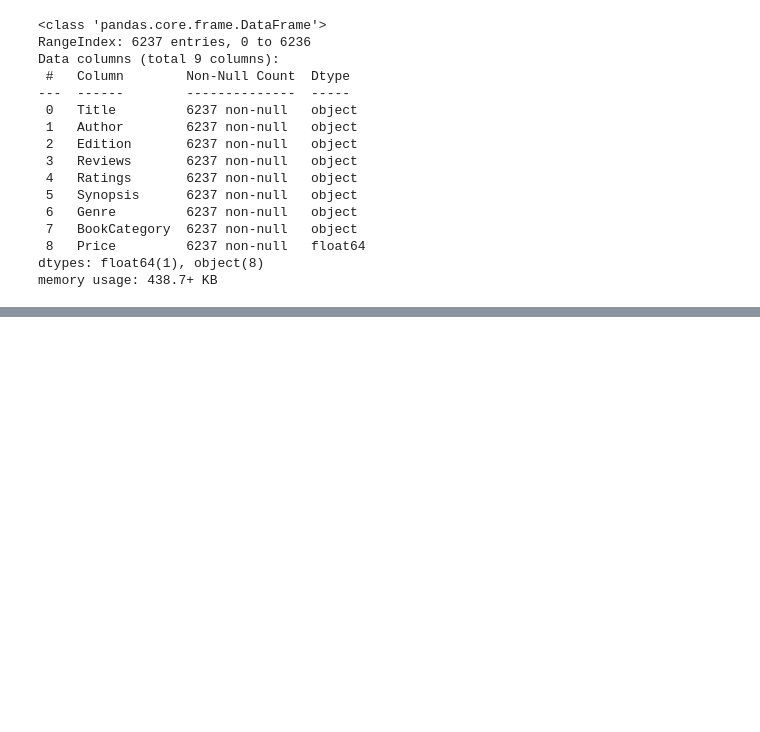
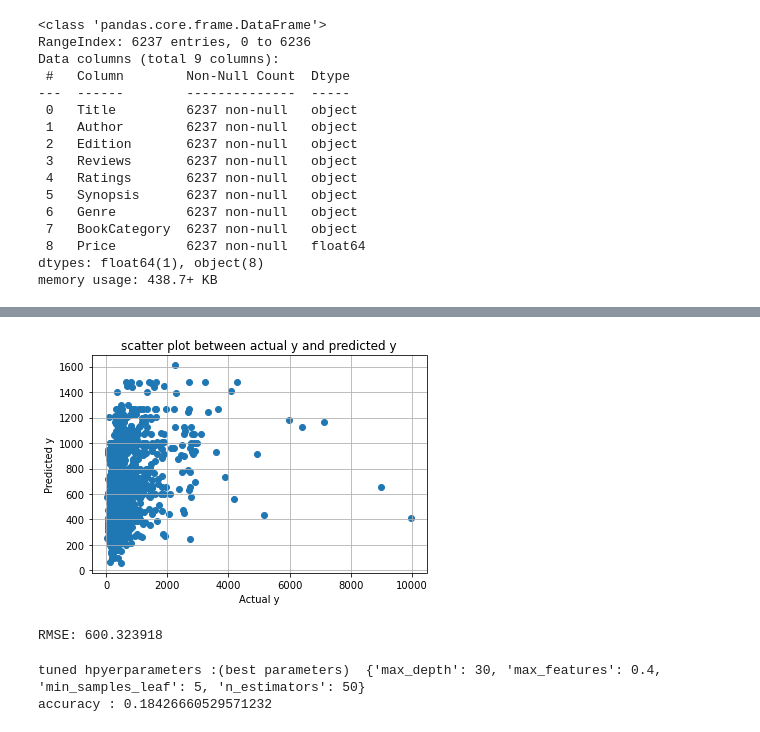
Before and after one commit to kshitizsingh1993/BookPricePrediction_machinehack, a Jupyter notebook: Book Price Prediction.ipynb, the cells around one changed output, grey strips where cells are left out. Drawn from its saved outputs; the diff is of its cells as text; code cells hidden in the pictures; blank space fills up the shorter version.

```diff
--- a/Book Price Prediction.ipynb
+++ b/Book Price Prediction.ipynb
@@ -231,0 +302,26 @@ print (sam.age + len(sam.__dict__))
+# %%
+laso_regressor =Lasso(alpha= 0.06)
+laso_regressor.fit(X_train, y_train)
+preds = laso_regressor.predict(X_test)
+plt.scatter(y_test,preds)
+plt.grid()
+plt.xlabel('Actual y')
+plt.ylabel('Predicted y')
+plt.title('scatter plot between actual y and predicted y')
+plt.show()
+rmse = np.sqrt(mean_squared_error(y_test, preds))
+print("RMSE: %f" % (rmse))
+# %% [output]
+[figure, added]
+RMSE: 600.323918
+# %%
+rf_regressor= RandomForestRegressor()
+hyperparam_grid={"n_estimators": [10, 50, 100],"max_features": ["sqrt", "log2", 0.4, 0.5],\
+                 "min_samples_leaf": [1, 3, 5],'max_depth':[5,10,15,30]}
+rf_regressor_cv = GridSearchCV(rf_regressor,hyperparam_grid,cv=2)
+rf_regressor_cv.fit(X_train,y_train)
+print("tuned hpyerparameters :(best parameters) ",rf_regressor_cv.best_params_)
+print("accuracy :",rf_regressor_cv.best_score_)
+# %% [output]
+tuned hpyerparameters :(best parameters)  {'max_depth': 30, 'max_features': 0.4, 'min_samples_leaf': 5, 'n_estimators': 50}
+accuracy : 0.18426660529571232
```
Also changed, not shown: parts of 73 cells of this notebook.
